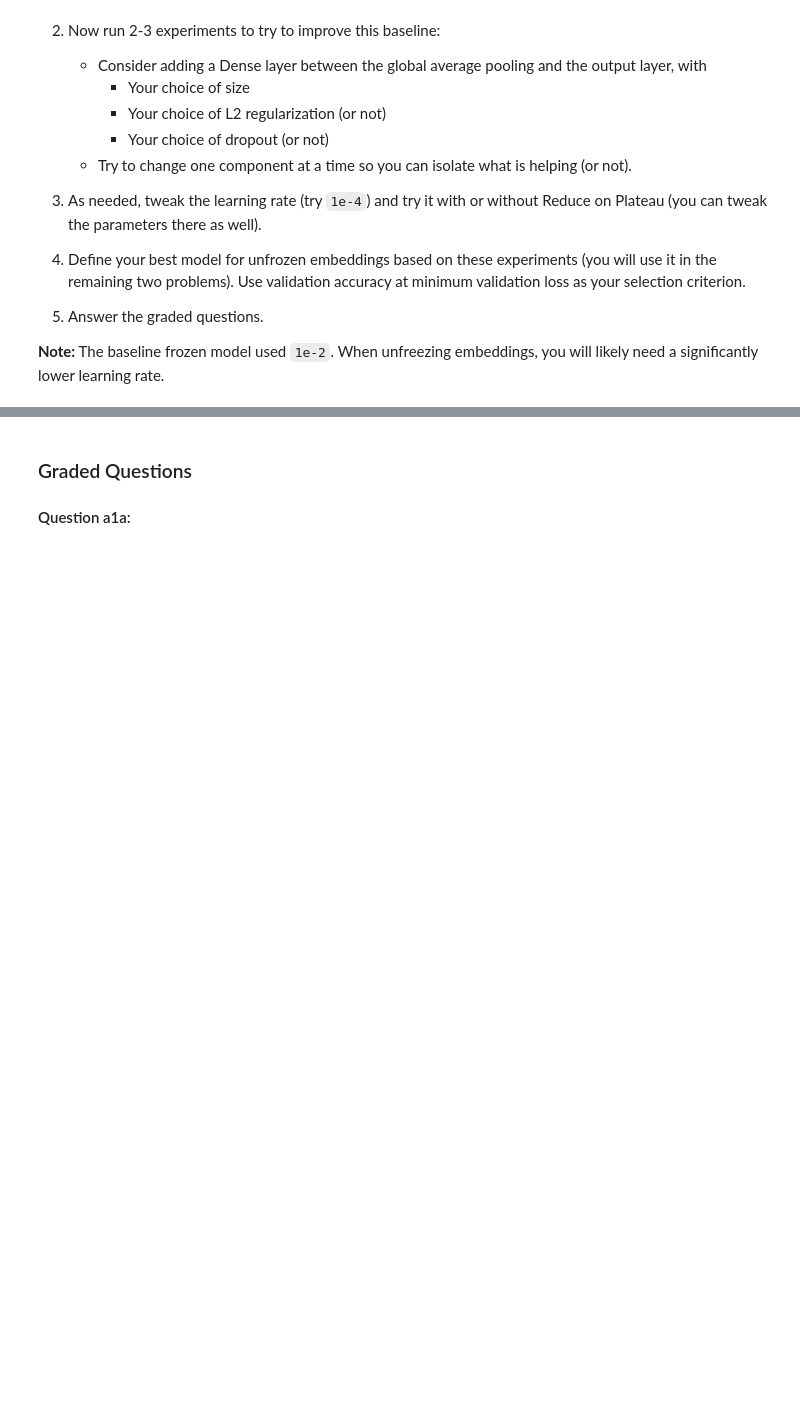
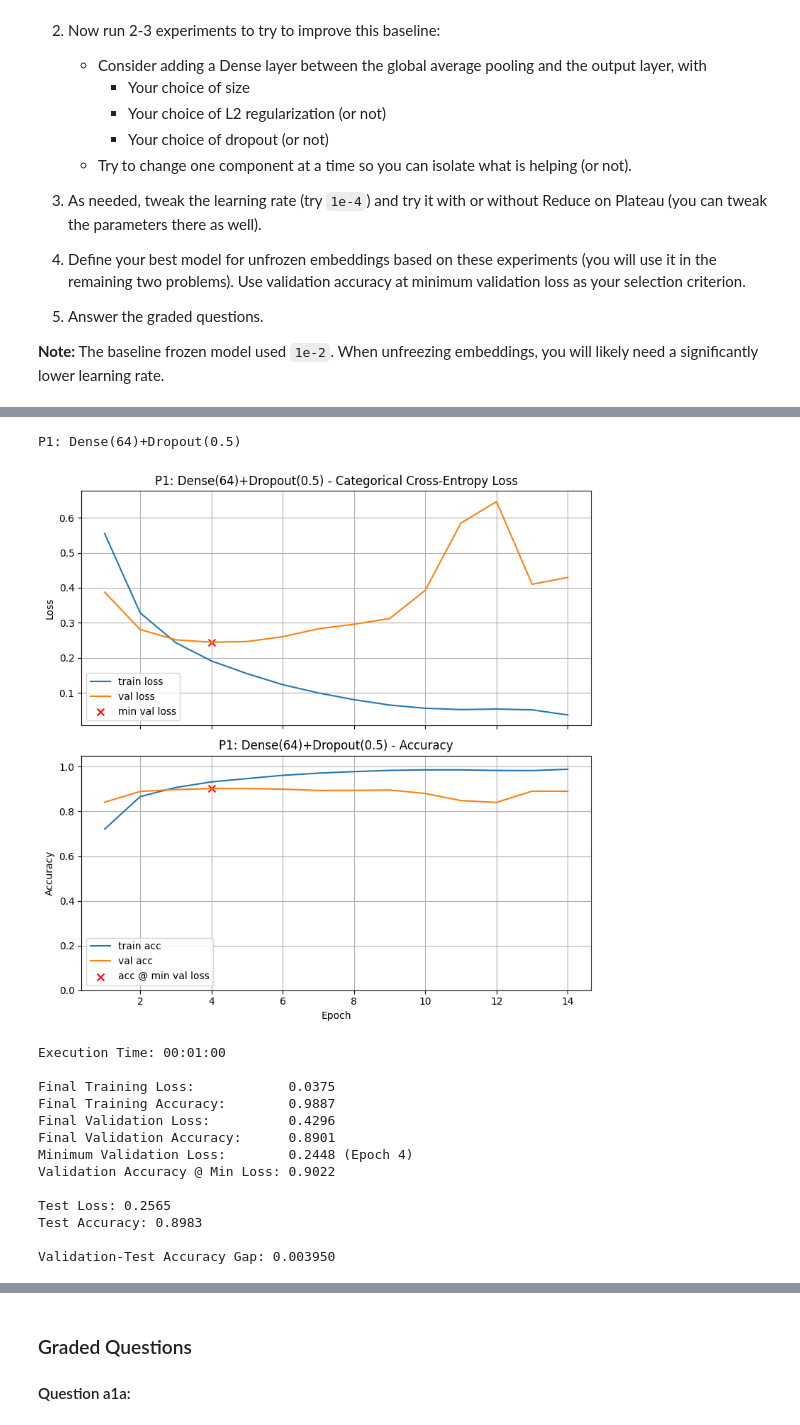
Before and after one commit to awelahi-bu/Module-7-Assignments, a Jupyter notebook: Homework_07.ipynb, the cells around one changed output, grey strips where cells are left out. Saved outputs shown, nothing was run; the diff lists cells and outputs as text; code cells hidden in the pictures; blank space fills up the shorter version.

```diff
--- a/Homework_07.ipynb
+++ b/Homework_07.ipynb
@@ -622,0 +656,38 @@ When `trainable=True`, the embedding vectors themselves are updated by backpropa
+# %%
+# =============================================
+# Experiment 2: Unfrozen + Dense(64) + Dropout(0.5)
+# =============================================
+from tensorflow.keras.layers import Dropout
+
+model_p1_dense_dropout = Sequential([
+    Input(shape=(max_text_length,), dtype='int32'),
+    Embedding(
+        input_dim  = training_vocabulary_size,
+        output_dim = embedding_dimension,
+        weights    = [embedding_matrix],
+        mask_zero  = True,
+        trainable  = True
+    ),
+    GlobalAveragePooling1D(),
+    Dense(64, activation='relu'),
+    Dropout(0.5),
+    Dense(1, activation='sigmoid')
+])
+
+train_and_test(model_p1_dense_dropout, lr_schedule=1e-3, title="P1: Dense(64)+Dropout(0.5)")
+# %% [output]
+P1: Dense(64)+Dropout(0.5)
+[figure, added]
+Execution Time: 00:01:00
+
+Final Training Loss:            0.0375
+Final Training Accuracy:        0.9887
+Final Validation Loss:          0.4296
+Final Validation Accuracy:      0.8901
+Minimum Validation Loss:        0.2448 (Epoch 4)
+Validation Accuracy @ Min Loss: 0.9022
+
+Test Loss: 0.2565
+Test Accuracy: 0.8983
+
+Validation-Test Accuracy Gap: 0.003950
```
Also changed, not shown: parts of 25 cells of this notebook, 1 other file.
